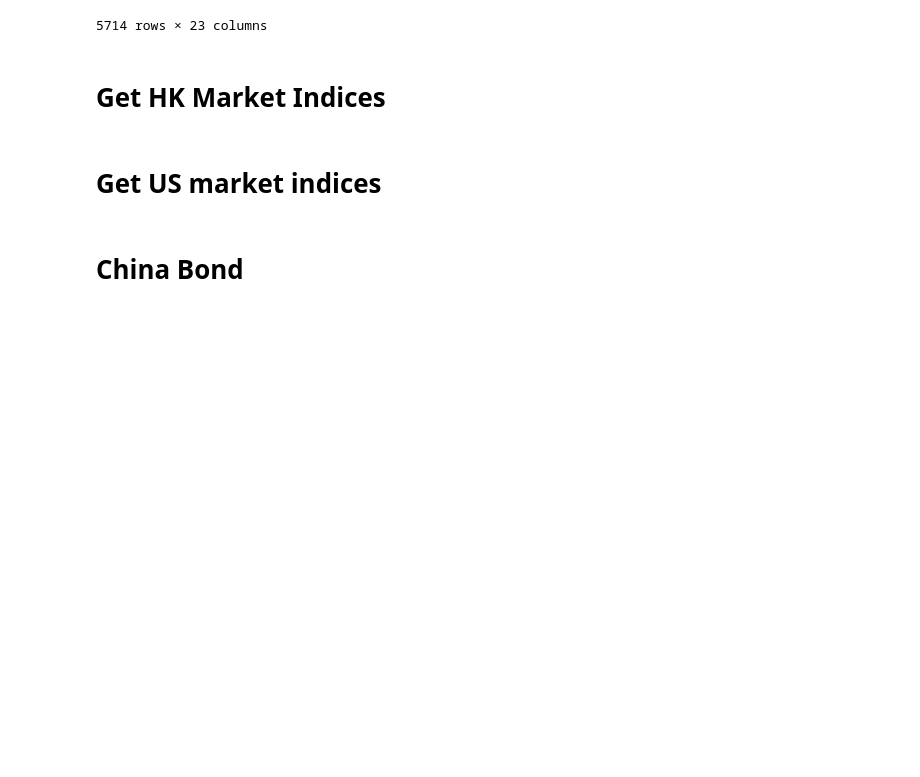
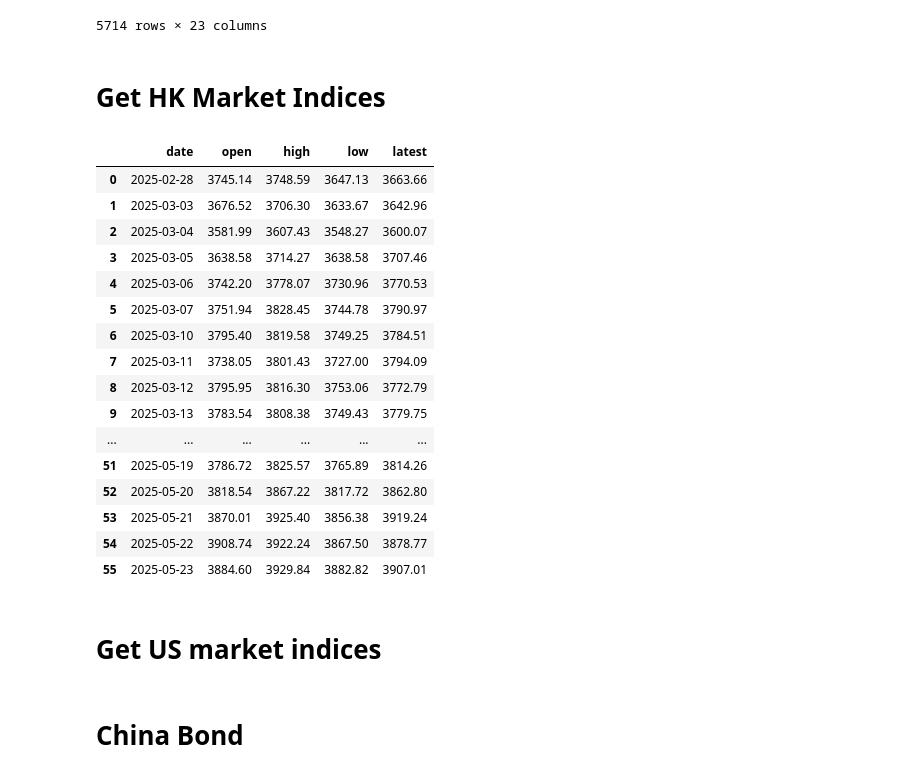
Before and after one commit to agux/marten, a Jupyter notebook: notebooks/1.0-etl.ipynb, the cells around one changed output. Cells and saved outputs as stored; diff of their text form; code cells hidden in the pictures; blank space fills up the shorter version.

```diff
--- a/notebooks/1.0-etl.ipynb
+++ b/notebooks/1.0-etl.ipynb
@@ -1155,6 +1155,29 @@ hk_index_list_df = hk_index_list_df.rename(
 
 with alchemyEngine.begin() as conn:
     update_on_conflict("hk_index_spot_em", conn, hk_index_list_df, ["symbol"])
+# %%
+import akshare as ak
+df = ak.stock_hk_index_daily_em(symbol="HSSCFCF")
+# %%
+df
+# %% [output]
+|  | date | open | high | low | latest |
+| 0 | 2025-02-28 | 3745.14 | 3748.59 | 3647.13 | 3663.66 |
+| 1 | 2025-03-03 | 3676.52 | 3706.30 | 3633.67 | 3642.96 |
+| 2 | 2025-03-04 | 3581.99 | 3607.43 | 3548.27 | 3600.07 |
+| 3 | 2025-03-05 | 3638.58 | 3714.27 | 3638.58 | 3707.46 |
+| 4 | 2025-03-06 | 3742.20 | 3778.07 | 3730.96 | 3770.53 |
+| 5 | 2025-03-07 | 3751.94 | 3828.45 | 3744.78 | 3790.97 |
+| 6 | 2025-03-10 | 3795.40 | 3819.58 | 3749.25 | 3784.51 |
+| 7 | 2025-03-11 | 3738.05 | 3801.43 | 3727.00 | 3794.09 |
+| 8 | 2025-03-12 | 3795.95 | 3816.30 | 3753.06 | 3772.79 |
+| 9 | 2025-03-13 | 3783.54 | 3808.38 | 3749.43 | 3779.75 |
+| ... | ... | ... | ... | ... | ... |
+| 51 | 2025-05-19 | 3786.72 | 3825.57 | 3765.89 | 3814.26 |
+| 52 | 2025-05-20 | 3818.54 | 3867.22 | 3817.72 | 3862.80 |
+| 53 | 2025-05-21 | 3870.01 | 3925.40 | 3856.38 | 3919.24 |
+| 54 | 2025-05-22 | 3908.74 | 3922.24 | 3867.50 | 3878.77 |
+| 55 | 2025-05-23 | 3884.60 | 3929.84 | 3882.82 | 3907.01 |
 # %%
 # get daily historical data
 def update_hk_indices(symbol):
```
Also changed, not shown: 1 other file.
